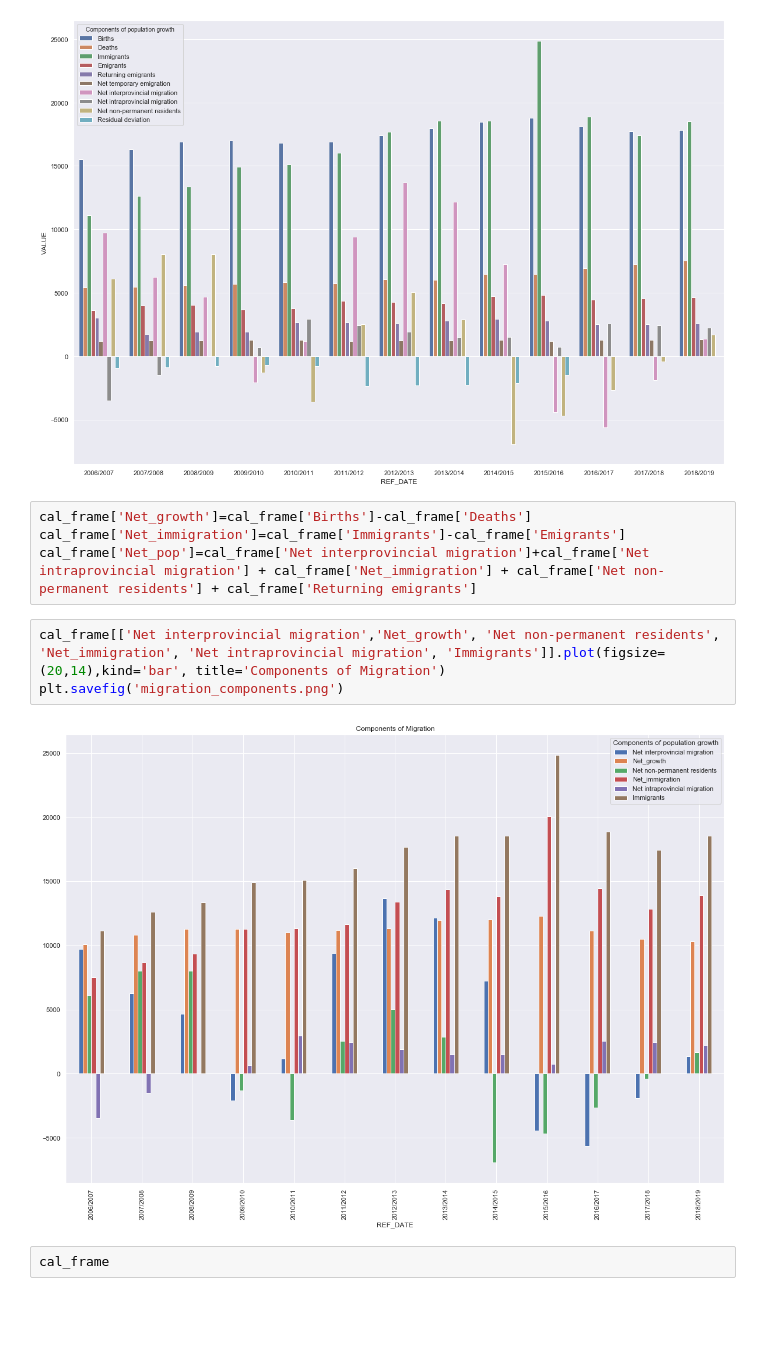
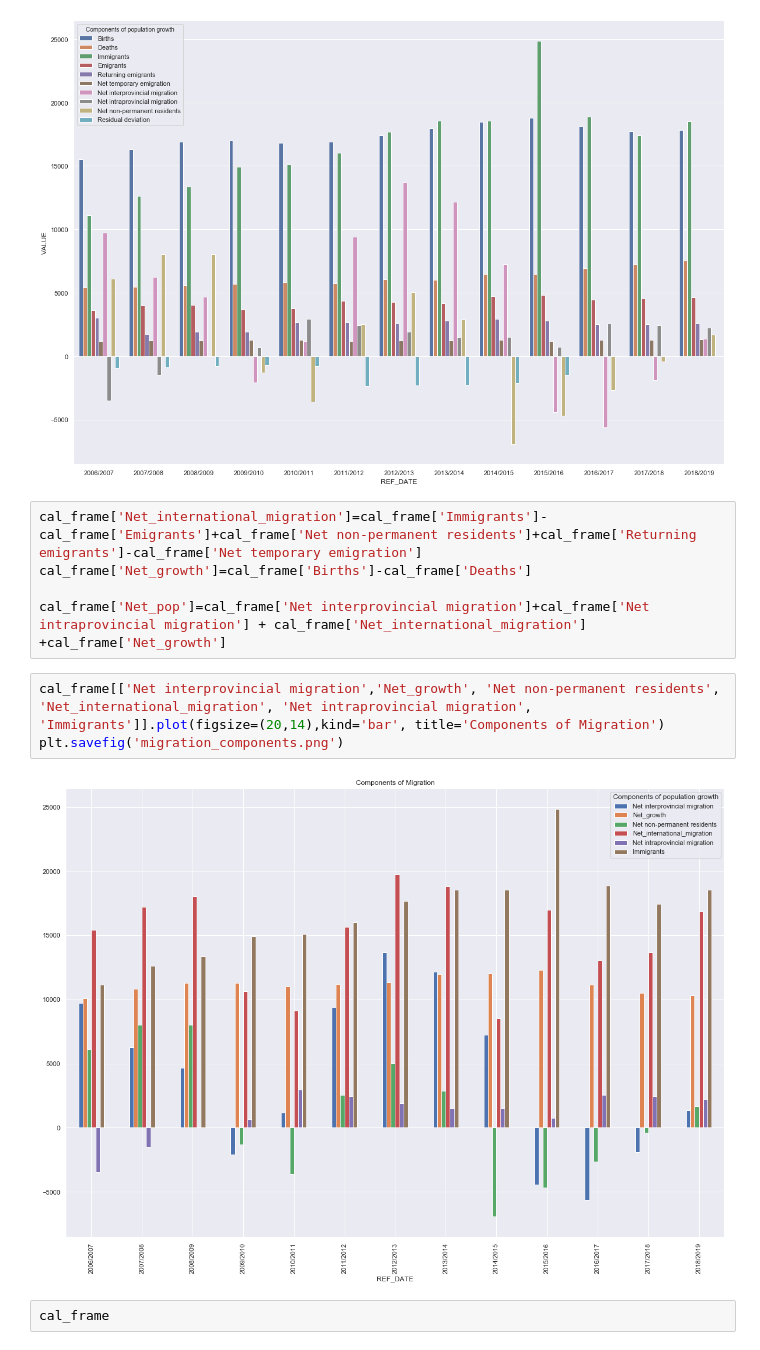
Before and after one commit to doublebigmak/housing_stats, a Jupyter notebook: cal_pop_change.ipynb, the cells around one changed output. Cells and saved outputs as stored; diff of their text form; blank space fills up the shorter version.

```diff
--- a/cal_pop_change.ipynb
+++ b/cal_pop_change.ipynb
@@ -144,14 +144,15 @@ sns.barplot(x='REF_DATE',y = 'VALUE', hue='Components of population growth', dat
 <matplotlib.axes._subplots.AxesSubplot at 0x...>
 [figure]
 # %%
+cal_frame['Net_international_migration']=cal_frame['Immigrants']-cal_frame['Emigrants']+cal_frame['Net non-permanent residents']+cal_frame['Returning emigrants']-cal_frame['Net temporary emigration']
 cal_frame['Net_growth']=cal_frame['Births']-cal_frame['Deaths']
-cal_frame['Net_immigration']=cal_frame['Immigrants']-cal_frame['Emigrants']
-cal_frame['Net_pop']=cal_frame['Net interprovincial migration']+cal_frame['Net intraprovincial migration'] + cal_frame['Net_immigration'] + cal_frame['Net non-permanent residents'] + cal_frame['Returning emigrants']
+
+cal_frame['Net_pop']=cal_frame['Net interprovincial migration']+cal_frame['Net intraprovincial migration'] + cal_frame['Net_international_migration'] +cal_frame['Net_growth']
 # %%
-cal_frame[['Net interprovincial migration','Net_growth', 'Net non-permanent residents', 'Net_immigration', 'Net intraprovincial migration', 'Immigrants']].plot(figsize=(20,14),kind='bar', title='Components of Migration')
+cal_frame[['Net interprovincial migration','Net_growth', 'Net non-permanent residents', 'Net_international_migration', 'Net intraprovincial migration', 'Immigrants']].plot(figsize=(20,14),kind='bar', title='Components of Migration')
 plt.savefig('migration_components.png')
 # %% [output]
-[figure, old version]
+[figure, new version]
 # %%
 cal_frame
 # %% [output]
```
Also changed, not shown: 1 other file.
